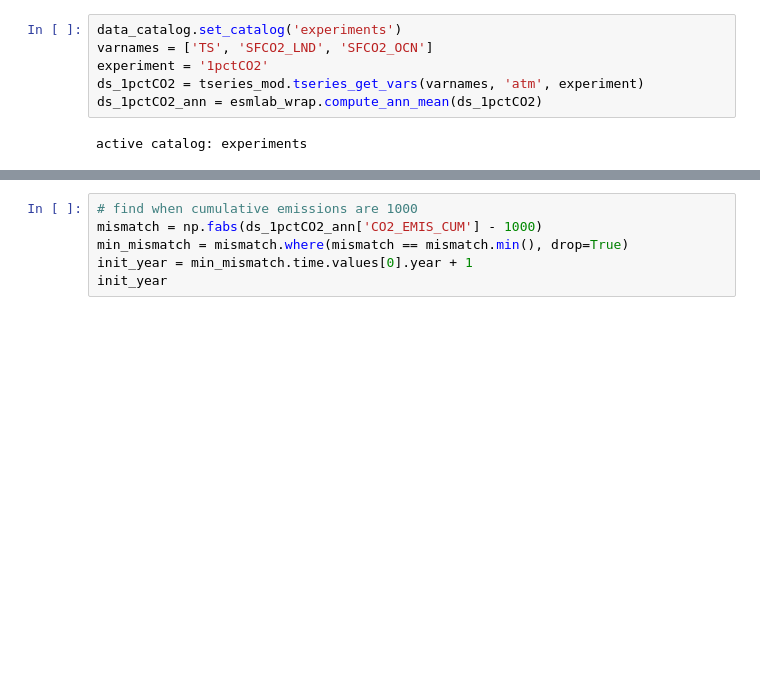
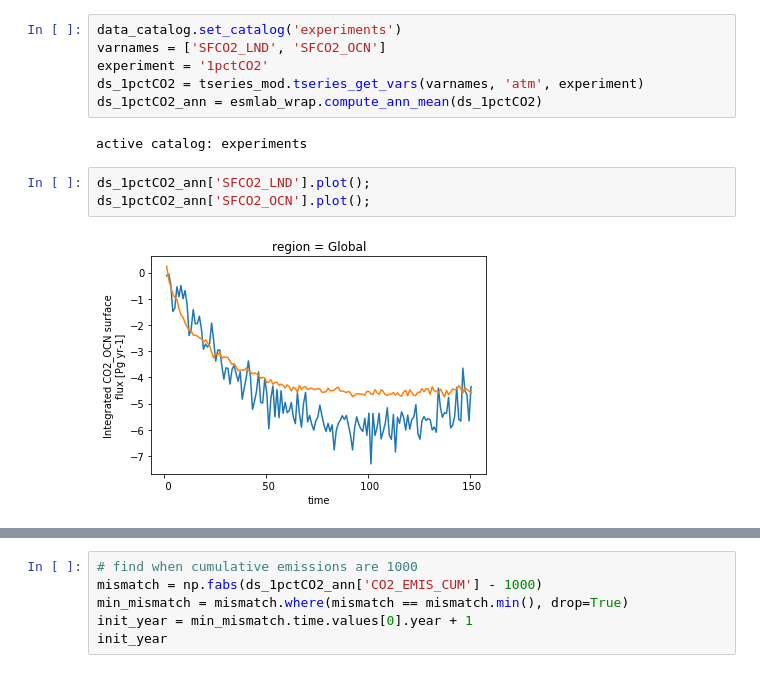
Before and after one commit to klindsay28/CESM2_coup_carb_cycle_JAMES, a Jupyter notebook: zecmip_init_year.ipynb, the cells around one changed output, grey strips where cells are left out. Saved outputs shown, nothing was run; the diff lists cells and outputs as text; blank space fills up the shorter version.

```diff
--- a/zecmip_init_year.ipynb
+++ b/zecmip_init_year.ipynb
@@ -29,12 +28,17 @@ print(vmr_to_PgC)
 2113253.840174624
 # %%
 data_catalog.set_catalog('experiments')
-varnames = ['TS', 'SFCO2_LND', 'SFCO2_OCN']
+varnames = ['SFCO2_LND', 'SFCO2_OCN']
 experiment = '1pctCO2'
 ds_1pctCO2 = tseries_mod.tseries_get_vars(varnames, 'atm', experiment)
 ds_1pctCO2_ann = esmlab_wrap.compute_ann_mean(ds_1pctCO2)
 # %% [output]
 active catalog: experiments
+# %%
+ds_1pctCO2_ann['SFCO2_LND'].plot();
+ds_1pctCO2_ann['SFCO2_OCN'].plot();
+# %% [output]
+[figure, added]
 # %%
 # compute change in atmosphere C mass
 # co2vmr values are actually end of month instantaneous values
```
Also changed, not shown: parts of 8 cells of this notebook.
